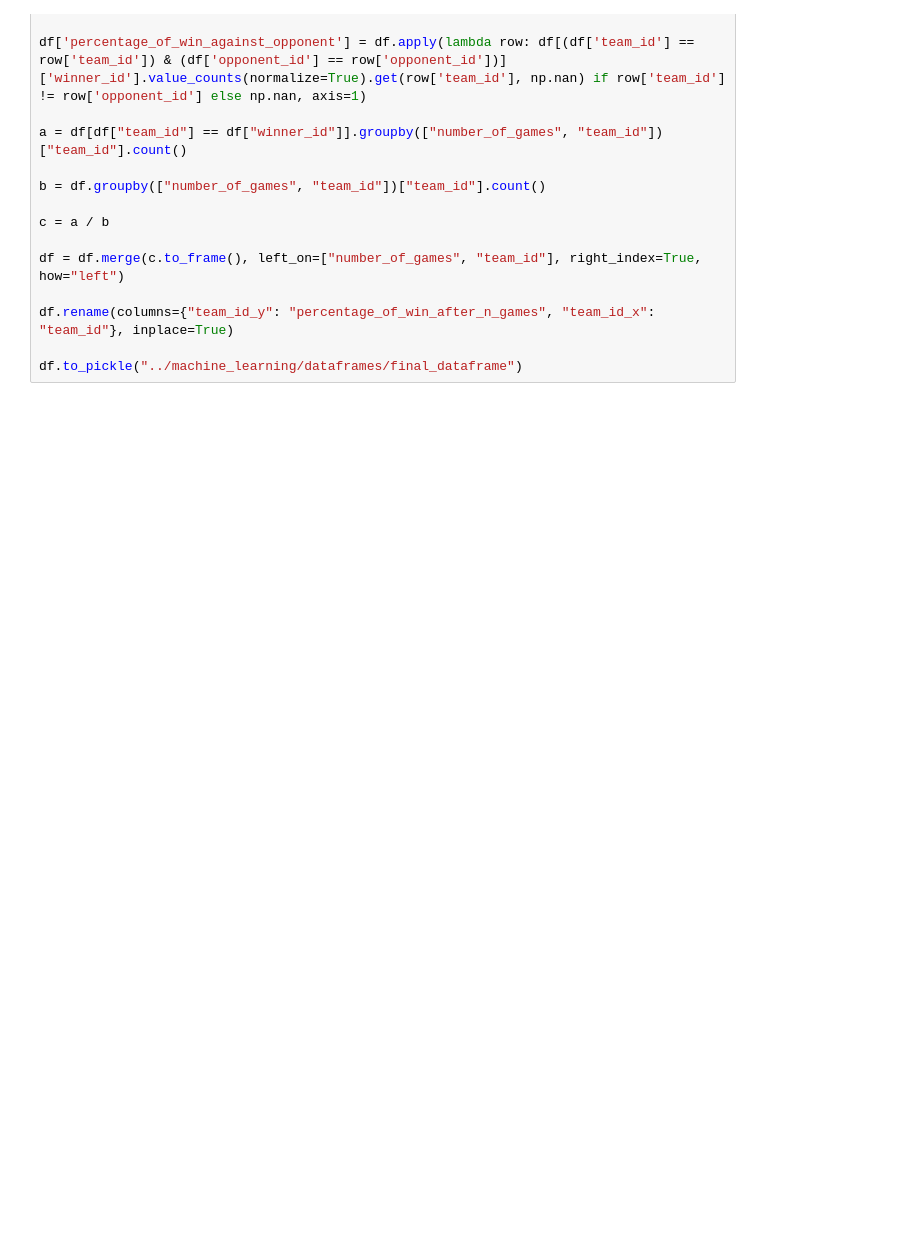
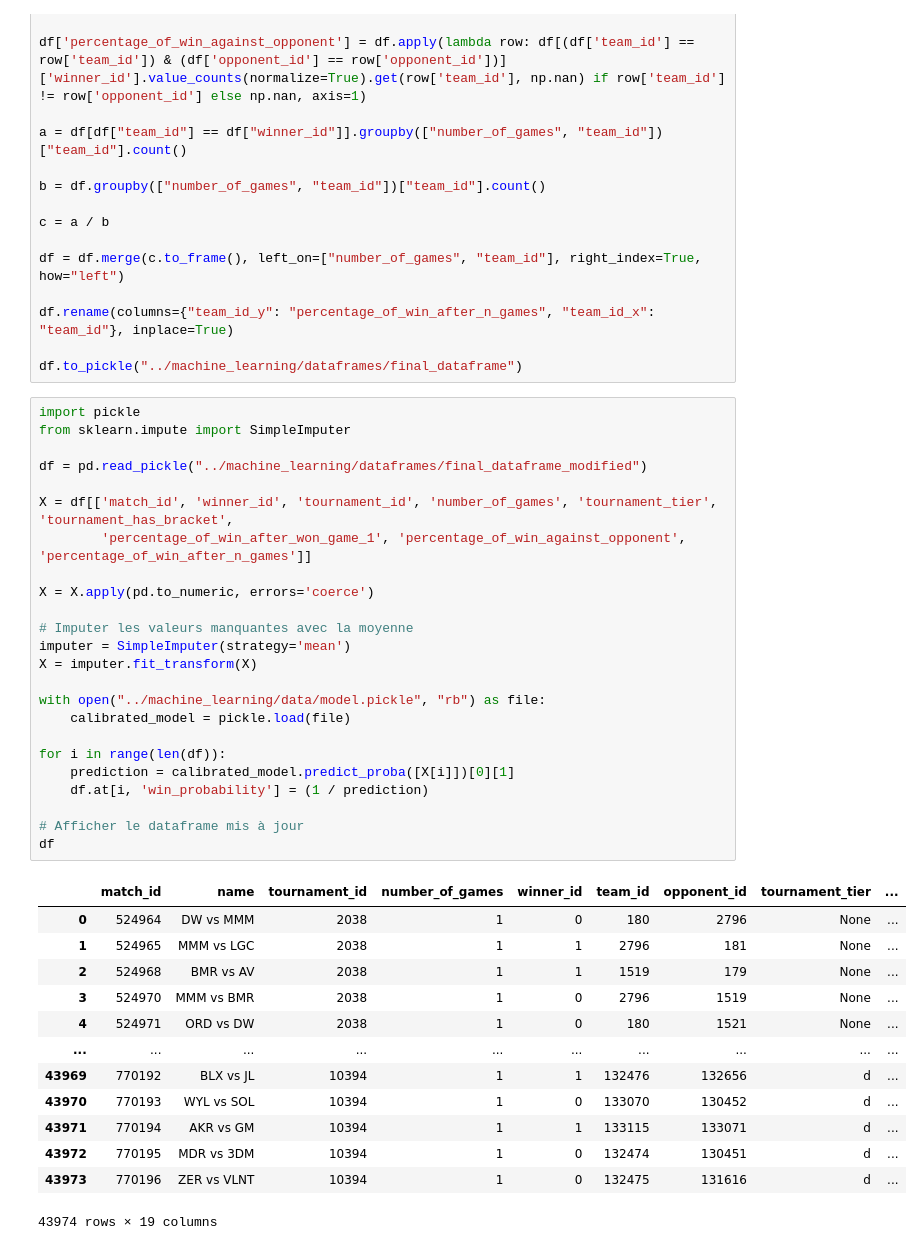
Before and after one commit to ycncy/LGM-Data, a Jupyter notebook: notebooks/test_ml.ipynb, the cells around one changed output. Drawn from its saved outputs; the diff is of its cells as text; blank space fills up the shorter version.

```diff
--- a/notebooks/test_ml.ipynb
+++ b/notebooks/test_ml.ipynb
@@ -77,3 +77,41 @@ df = df.merge(c.to_frame(), left_on=["number_of_games", "team_id"], right_index=
 df.rename(columns={"team_id_y": "percentage_of_win_after_n_games", "team_id_x": "team_id"}, inplace=True)
 
 df.to_pickle("../machine_learning/dataframes/final_dataframe")
+# %%
+import pickle
+from sklearn.impute import SimpleImputer
+
+df = pd.read_pickle("../machine_learning/dataframes/final_dataframe_modified")
+
+X = df[['match_id', 'winner_id', 'tournament_id', 'number_of_games', 'tournament_tier', 'tournament_has_bracket',
+        'percentage_of_win_after_won_game_1', 'percentage_of_win_against_opponent', 'percentage_of_win_after_n_games']]
+
+X = X.apply(pd.to_numeric, errors='coerce')
+
+# Imputer les valeurs manquantes avec la moyenne
+imputer = SimpleImputer(strategy='mean')
+X = imputer.fit_transform(X)
+
+with open("../machine_learning/data/model.pickle", "rb") as file:
+    calibrated_model = pickle.load(file)
+
+for i in range(len(df)):
+    prediction = calibrated_model.predict_proba([X[i]])[0][1]
+    df.at[i, 'win_probability'] = (1 / prediction)
+
+# Afficher le dataframe mis à jour
+df
+# %% [output]
+|  | match_id | name | tournament_id | number_of_games | winner_id | team_id | opponent_id | tournament_tier | ... |
+| 0 | 524964 | DW vs MMM | 2038 | 1 | 0 | 180 | 2796 | None | ... |
+| 1 | 524965 | MMM vs LGC | 2038 | 1 | 1 | 2796 | 181 | None | ... |
+| 2 | 524968 | BMR vs AV | 2038 | 1 | 1 | 1519 | 179 | None | ... |
+| 3 | 524970 | MMM vs BMR | 2038 | 1 | 0 | 2796 | 1519 | None | ... |
+| 4 | 524971 | ORD vs DW | 2038 | 1 | 0 | 180 | 1521 | None | ... |
+| ... | ... | ... | ... | ... | ... | ... | ... | ... | ... |
+| 43969 | 770192 | BLX vs JL | 10394 | 1 | 1 | 132476 | 132656 | d | ... |
+| 43970 | 770193 | WYL vs SOL | 10394 | 1 | 0 | 133070 | 130452 | d | ... |
+| 43971 | 770194 | AKR vs GM | 10394 | 1 | 1 | 133115 | 133071 | d | ... |
+| 43972 | 770195 | MDR vs 3DM | 10394 | 1 | 0 | 132474 | 130451 | d | ... |
+| 43973 | 770196 | ZER vs VLNT | 10394 | 1 | 0 | 132475 | 131616 | d | ... |
+43974 rows × 19 columns
```
Also changed, not shown: parts of 2 cells of this notebook, 3 other files.
